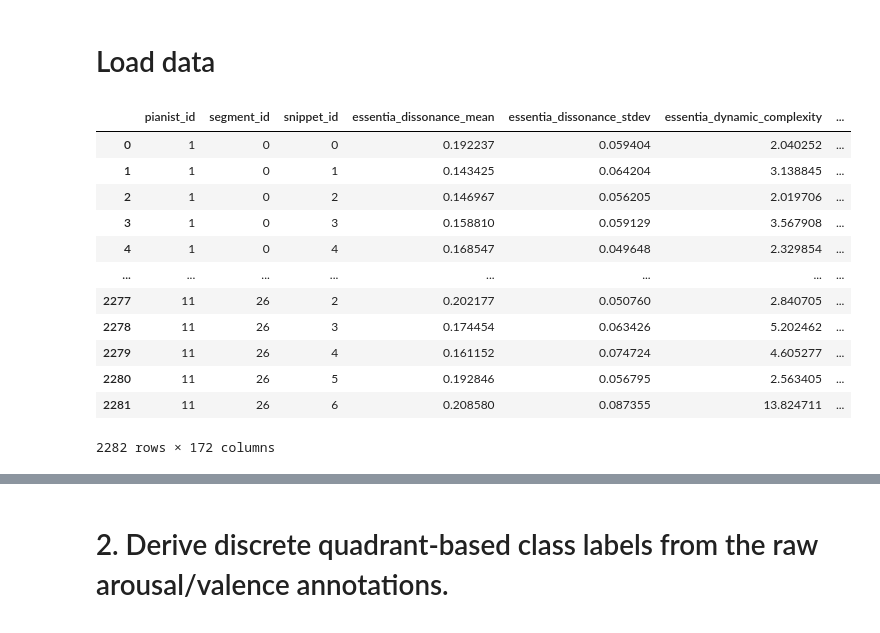
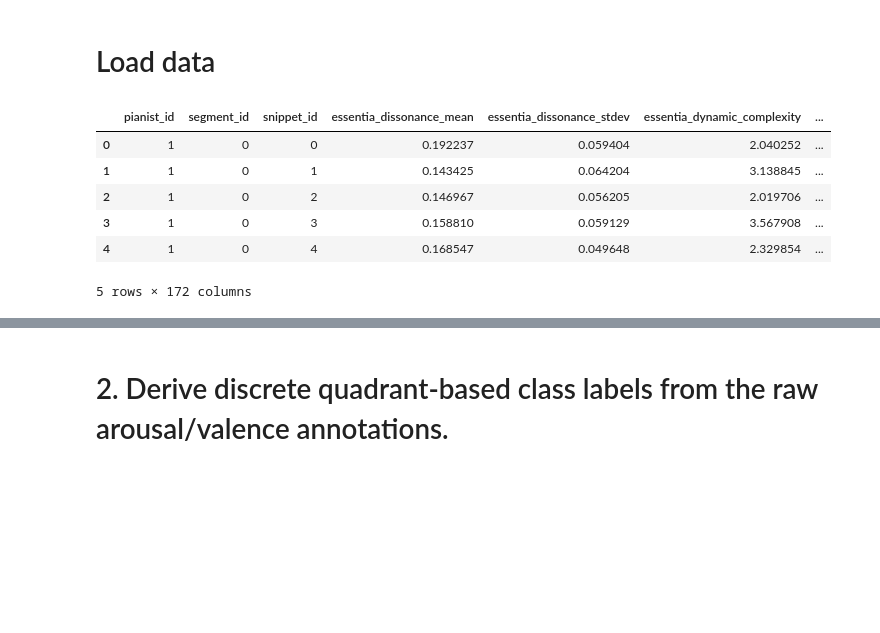
Before and after one commit to Madhu-Mitra/MLPC, a Jupyter notebook: Task_2_Data_Exploration_Report_Queby.ipynb, the cells around one changed output, grey strips where cells are left out. Cells and saved outputs as stored; diff of their text form; code cells hidden in the pictures; blank space fills up the shorter version.

```diff
--- a/Task_2_Data_Exploration_Report_Queby.ipynb
+++ b/Task_2_Data_Exploration_Report_Queby.ipynb
@@ -15,20 +15,14 @@ warnings.filterwarnings("ignore")
 # Load data
 # %%
 dfeat = pd.read_csv("/content/task_2_features_1d8b658c21ddc127_e330cbf_generic.csv")
-dfeat
+dfeat.head()
 # %% [output]
 |  | pianist_id | segment_id | snippet_id | essentia_dissonance_mean | essentia_dissonance_stdev | essentia_dynamic_complexity | ... |
 | 0 | 1 | 0 | 0 | 0.192237 | 0.059404 | 2.040252 | ... |
 | 1 | 1 | 0 | 1 | 0.143425 | 0.064204 | 3.138845 | ... |
 | 2 | 1 | 0 | 2 | 0.146967 | 0.056205 | 2.019706 | ... |
 | 3 | 1 | 0 | 3 | 0.158810 | 0.059129 | 3.567908 | ... |
 | 4 | 1 | 0 | 4 | 0.168547 | 0.049648 | 2.329854 | ... |
-| ... | ... | ... | ... | ... | ... | ... | ... |
-| 2277 | 11 | 26 | 2 | 0.202177 | 0.050760 | 2.840705 | ... |
-| 2278 | 11 | 26 | 3 | 0.174454 | 0.063426 | 5.202462 | ... |
-| 2279 | 11 | 26 | 4 | 0.161152 | 0.074724 | 4.605277 | ... |
-| 2280 | 11 | 26 | 5 | 0.192846 | 0.056795 | 2.563405 | ... |
-| 2281 | 11 | 26 | 6 | 0.208580 | 0.087355 | 13.824711 | ... |
-2282 rows × 172 columns
+5 rows × 172 columns
 # %%
 df = pd.read_csv("/content/task_2_annotations_82d1d6d1093eaab6_e330cbf_generic.csv")
```
Also changed, not shown: parts of 17 cells of this notebook.
